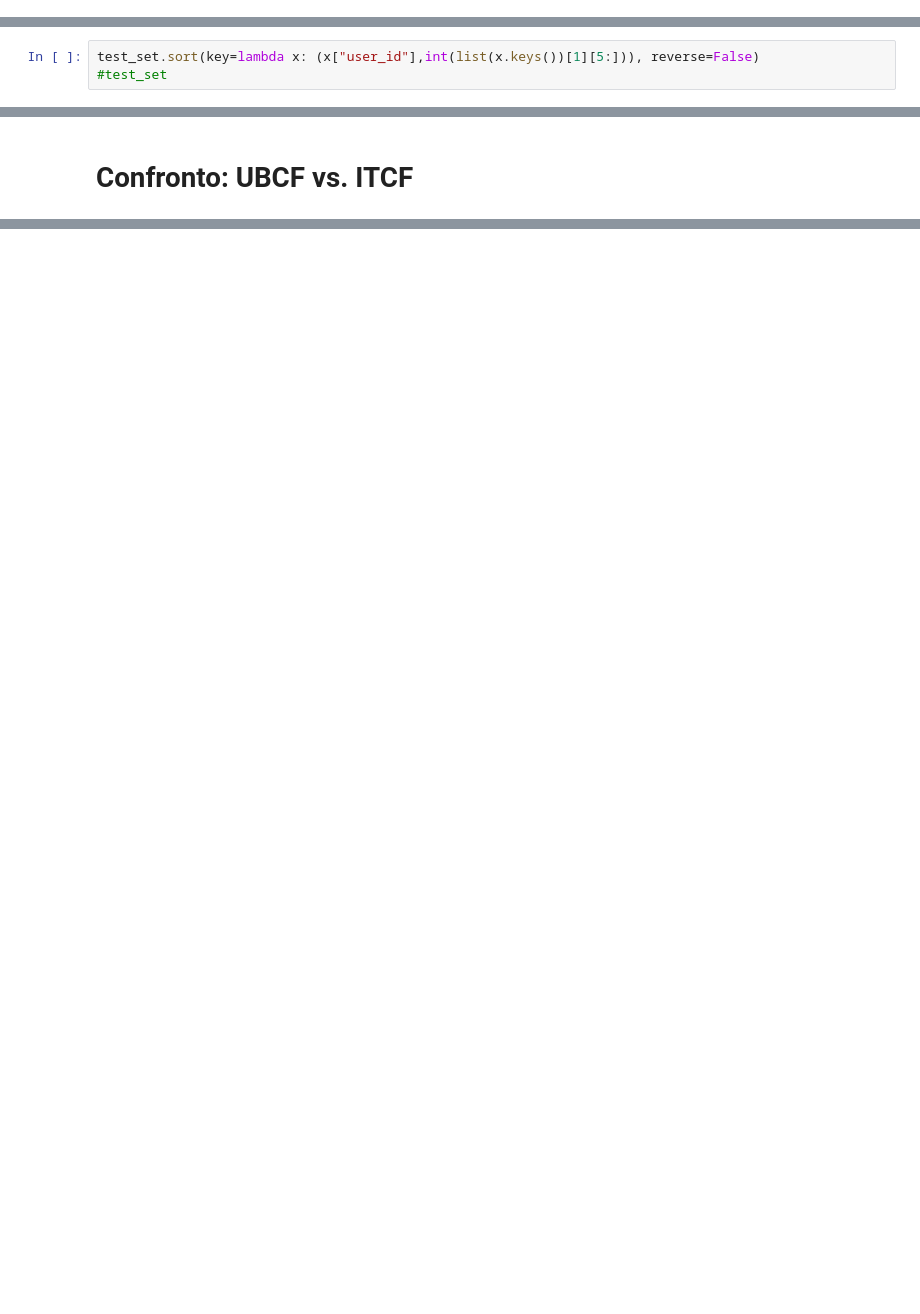
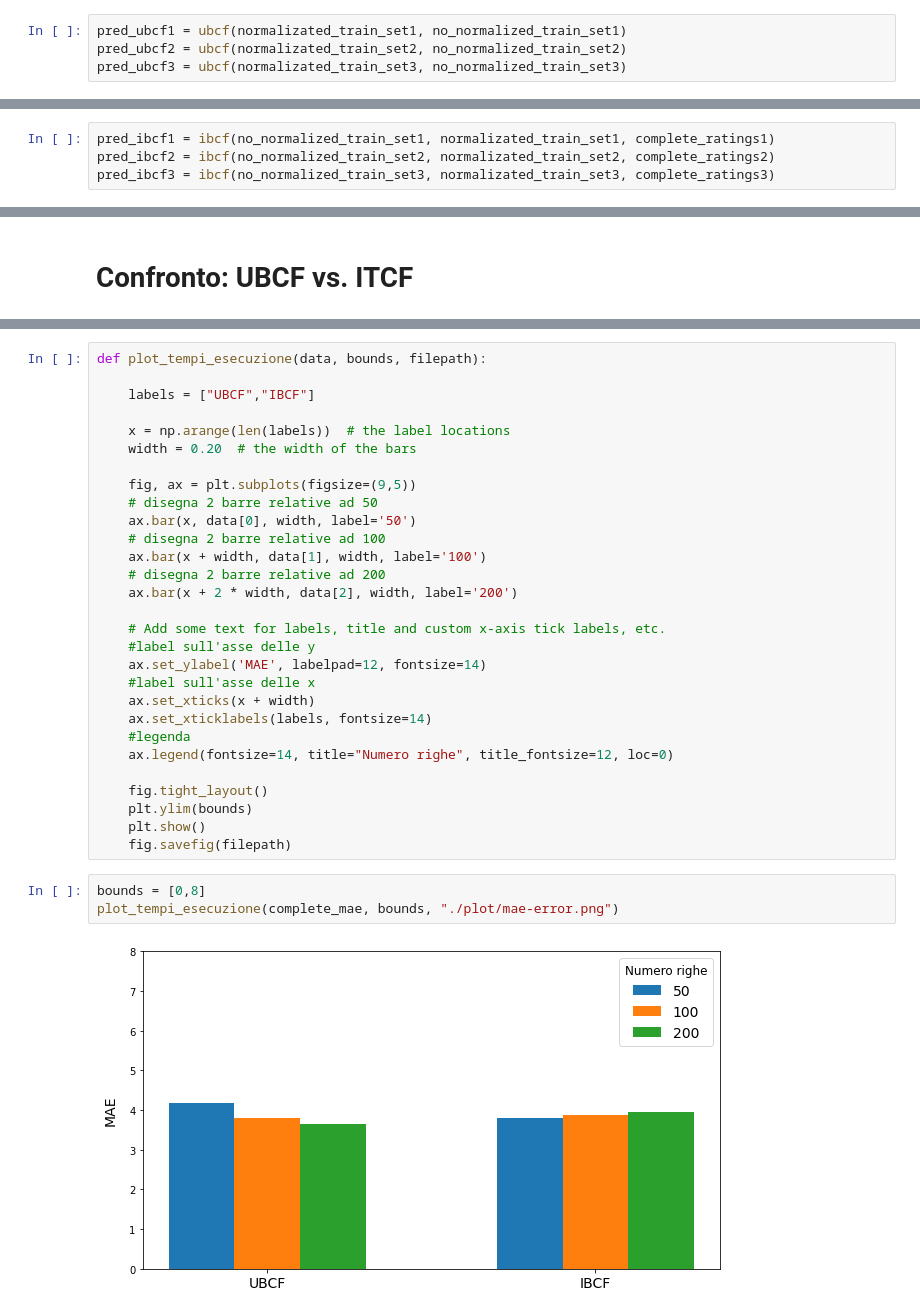
Before and after one commit to Gianlucamariani1996/Progetto-SII, a Jupyter notebook: valutazione.ipynb, the cells around one changed output, grey strips where cells are left out. Drawn from its saved outputs; the diff is of its cells as text; blank space fills up the shorter version.

```diff
--- a/valutazione.ipynb
+++ b/valutazione.ipynb
@@ -141,0 +145,4 @@ for n in list(normalizated_train_set["user_id"]):
+# %%
+pred_ubcf1 = ubcf(normalizated_train_set1, no_normalized_train_set1)
+pred_ubcf2 = ubcf(normalizated_train_set2, no_normalized_train_set2)
+pred_ubcf3 = ubcf(normalizated_train_set3, no_normalized_train_set3)
@@ -179,3 +191,4 @@ for n in list(complete_ratings["user_id"]):
-# %%
-test_set.sort(key=lambda x: (x["user_id"],int(list(x.keys())[1][5:])), reverse=False)
-#test_set
+# %%
+pred_ibcf1 = ibcf(no_normalized_train_set1, normalizated_train_set1, complete_ratings1)
+pred_ibcf2 = ibcf(no_normalized_train_set2, normalizated_train_set2, complete_ratings2)
+pred_ibcf3 = ibcf(no_normalized_train_set3, normalizated_train_set3, complete_ratings3)
@@ -194,0 +255,34 @@ RMSE IBCF: 5.036507794041863
+# %%
+def plot_tempi_esecuzione(data, bounds, filepath):
+
+    labels = ["UBCF","IBCF"]
+
+    x = np.arange(len(labels))  # the label locations
+    width = 0.20  # the width of the bars
+
+    fig, ax = plt.subplots(figsize=(9,5))
+    # disegna 2 barre relative ad 50
+    ax.bar(x, data[0], width, label='50')
+    # disegna 2 barre relative ad 100
+    ax.bar(x + width, data[1], width, label='100')
+    # disegna 2 barre relative ad 200
+    ax.bar(x + 2 * width, data[2], width, label='200')
+
+    # Add some text for labels, title and custom x-axis tick labels, etc.
+    #label sull'asse delle y
+    ax.set_ylabel('MAE', labelpad=12, fontsize=14)
+    #label sull'asse delle x
+    ax.set_xticks(x + width)
+    ax.set_xticklabels(labels, fontsize=14)
+    #legenda
+    ax.legend(fontsize=14, title="Numero righe", title_fontsize=12, loc=0)
+
+    fig.tight_layout()
+    plt.ylim(bounds)
+    plt.show()
+    fig.savefig(filepath)
+# %%
+bounds = [0,8]
+plot_tempi_esecuzione(complete_mae, bounds, "./plot/mae-error.png")
+# %% [output]
+[figure, added]
```
Also changed, not shown: parts of 23 cells of this notebook, 3 other files.
